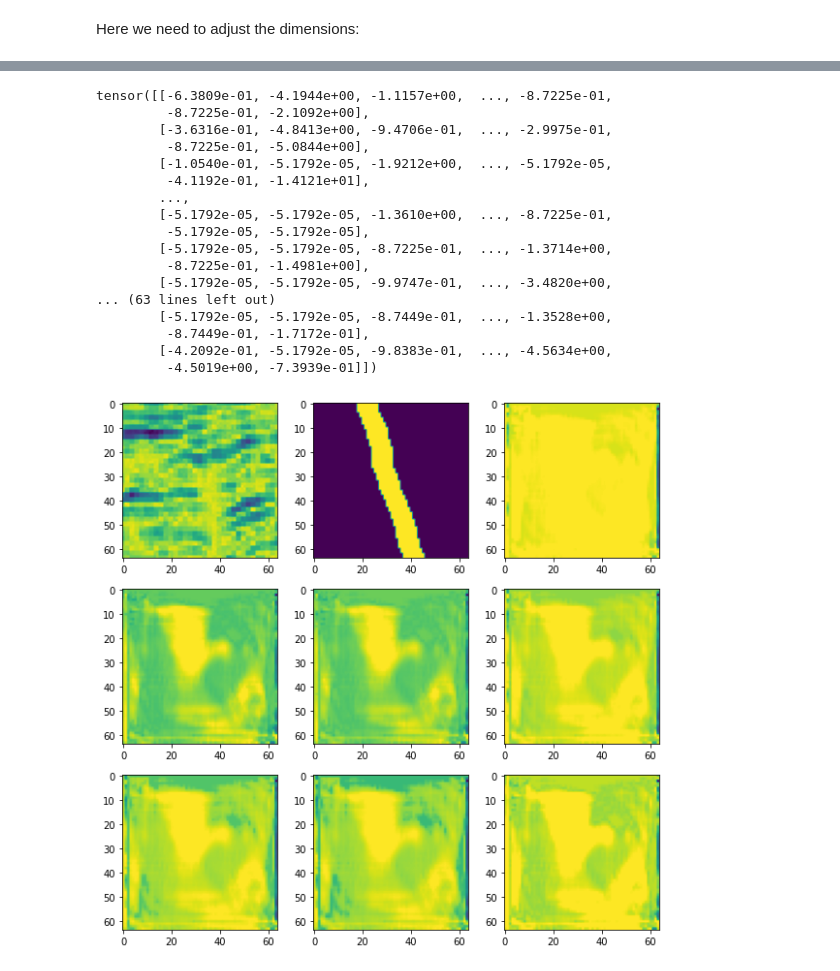
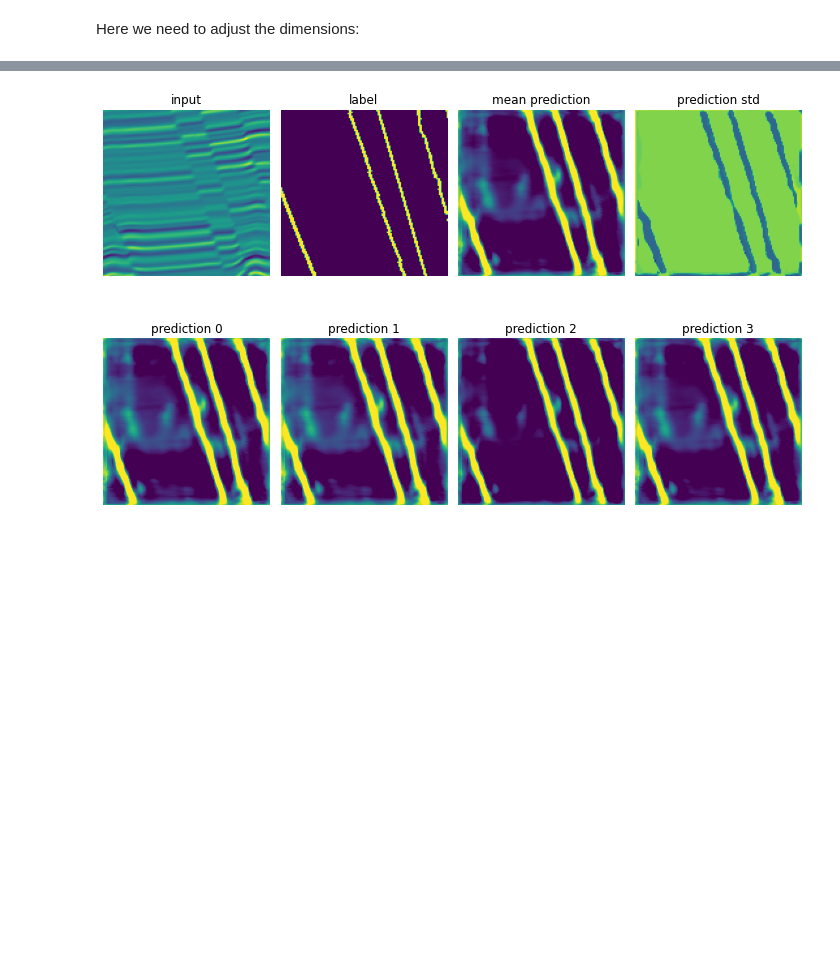
Before and after one commit to thilowrona/sml, a Jupyter notebook: Probabilistic_Unet_with_synthetic_faults.ipynb, the cells around one changed output, grey strips where cells are left out. Cells and saved outputs as stored; diff of their text form; code cells hidden in the pictures; blank space fills up the shorter version.

```diff
--- a/Probabilistic_Unet_with_synthetic_faults.ipynb
+++ b/Probabilistic_Unet_with_synthetic_faults.ipynb
@@ -246,35 +203,48 @@ for i, name in enumerate(logger.metrics):
 # %%
 patch, mask = next(iter(train_loader))
 net.forward(patch.to(device), None, training=False)
-# %%
-i = np.random.randint(batch_size)
-
-nsamples = 7
-ncols = 3
-nrows = (nsamples+2) // ncols
-fig, axs = plt.subplots(figsize = (10, 10), ncols = ncols, nrows = nrows)
-axs.flatten()[0].imshow(patch[i,0])
-axs.flatten()[1].imshow(mask[i,0])
-for j in range(nsamples):
-    pred_mask = net.sample().detach().cpu()
-    axs.flatten()[j+2].imshow(pred_mask[i,0])
-    print(pred_mask[i,0])
-# %% [output]
-tensor([[-6.3809e-01, -4.1944e+00, -1.1157e+00,  ..., -8.7225e-01,
-         -8.7225e-01, -2.1092e+00],
-        [-3.6316e-01, -4.8413e+00, -9.4706e-01,  ..., -2.9975e-01,
-         -8.7225e-01, -5.0844e+00],
-        [-1.0540e-01, -5.1792e-05, -1.9212e+00,  ..., -5.1792e-05,
-         -4.1192e-01, -1.4121e+01],
-        ...,
-        [-5.1792e-05, -5.1792e-05, -1.3610e+00,  ..., -8.7225e-01,
-         -5.1792e-05, -5.1792e-05],
-        [-5.1792e-05, -5.1792e-05, -8.7225e-01,  ..., -1.3714e+00,
-         -8.7225e-01, -1.4981e+00],
-        [-5.1792e-05, -5.1792e-05, -9.9747e-01,  ..., -3.4820e+00,
-... (63 lines left out)
-        [-5.1792e-05, -5.1792e-05, -8.7449e-01,  ..., -1.3528e+00,
-         -8.7449e-01, -1.7172e-01],
-        [-4.2092e-01, -5.1792e-05, -9.8383e-01,  ..., -4.5634e+00,
-         -4.5019e+00, -7.3939e-01]])
-[figure, removed]
+# %%
+i = np.random.randint(batch_size)
+
+nsamples = 4
+ncols = 4
+nrows = int(np.ceil((nsamples+3) / ncols))
+
+pred_mask = net.sample().detach().cpu()
+vmin = torch.quantile(pred_mask, 0.1)
+vmax = torch.quantile(pred_mask, 0.9)
+
+fig, axs = plt.subplots(figsize = (10, 7), ncols = ncols, nrows = nrows)
+axs.flatten()[0].imshow(patch[i,0].T)
+axs.flatten()[0].axis('off')
+axs.flatten()[0].set_title('input')
+axs.flatten()[1].imshow(mask[i,0].T)
+axs.flatten()[1].axis('off')
+axs.flatten()[1].set_title('label')
+
+mean_pred = torch.zeros_like(mask)
+mean_sq_pred = torch.zeros_like(mask)
+for j in range(nsamples):
+    pred_mask = net.sample().detach().cpu()
+    mean_pred += pred_mask
+    mean_sq_pred += pred_mask**2
+    axs.flatten()[j+4].imshow(pred_mask[i,0].T, vmin = vmin, vmax = vmax)
+    axs.flatten()[j+4].axis('off')
+    axs.flatten()[j+4].set_title(f'prediction {j:d}')
+mean_pred /= nsamples
+mean_sq_pred /= nsamples
+var_pred = (mean_sq_pred - mean_pred**2)
+std = var_pred**0.5
+
+
+axs.flatten()[2].imshow(mean_pred[i,0].T, vmin = vmin, vmax = vmax)
+axs.flatten()[2].axis('off')
+axs.flatten()[2].set_title(f'mean prediction')
+
+axs.flatten()[3].imshow(std[i,0].T)
+axs.flatten()[3].axis('off')
+axs.flatten()[3].set_title(f'prediction std')
+
+plt.tight_layout()
+# %% [output]
+[figure, added]
```
Also changed, not shown: parts of 25 cells of this notebook.
